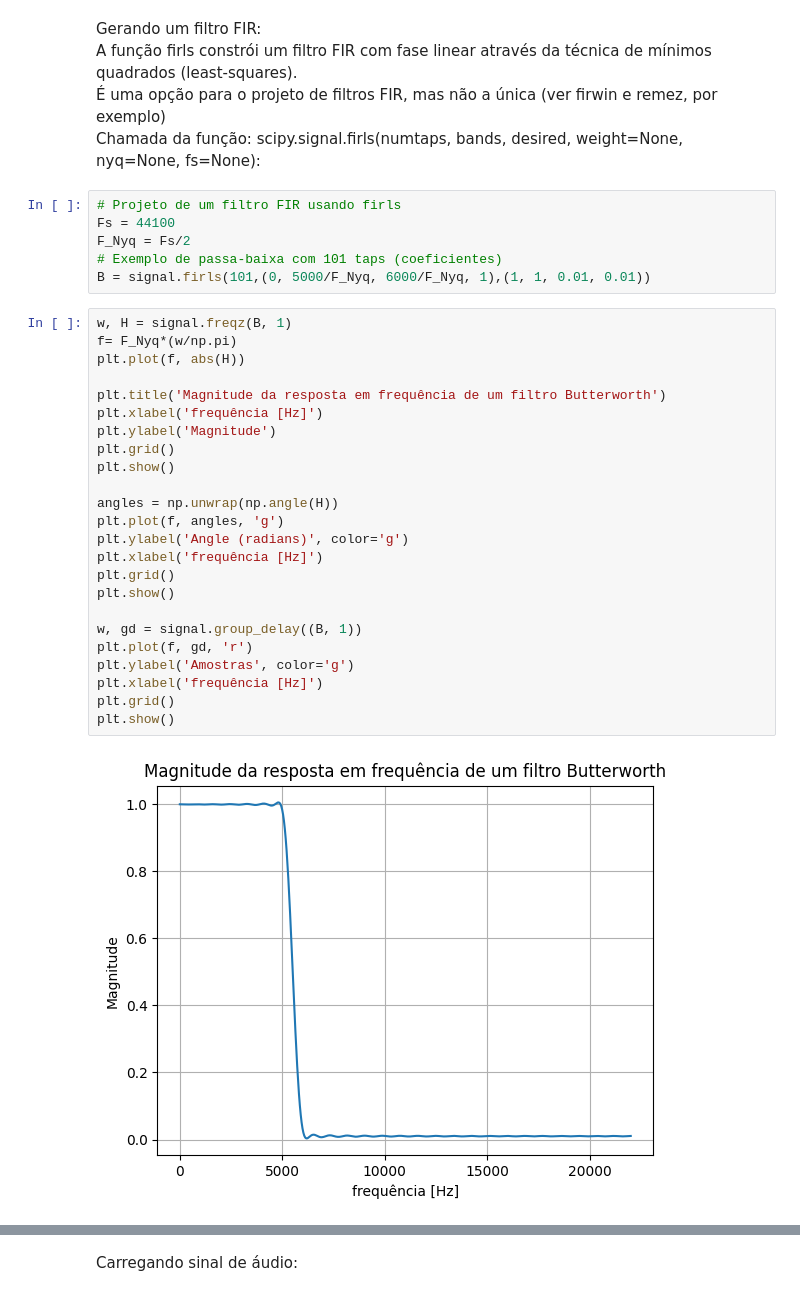
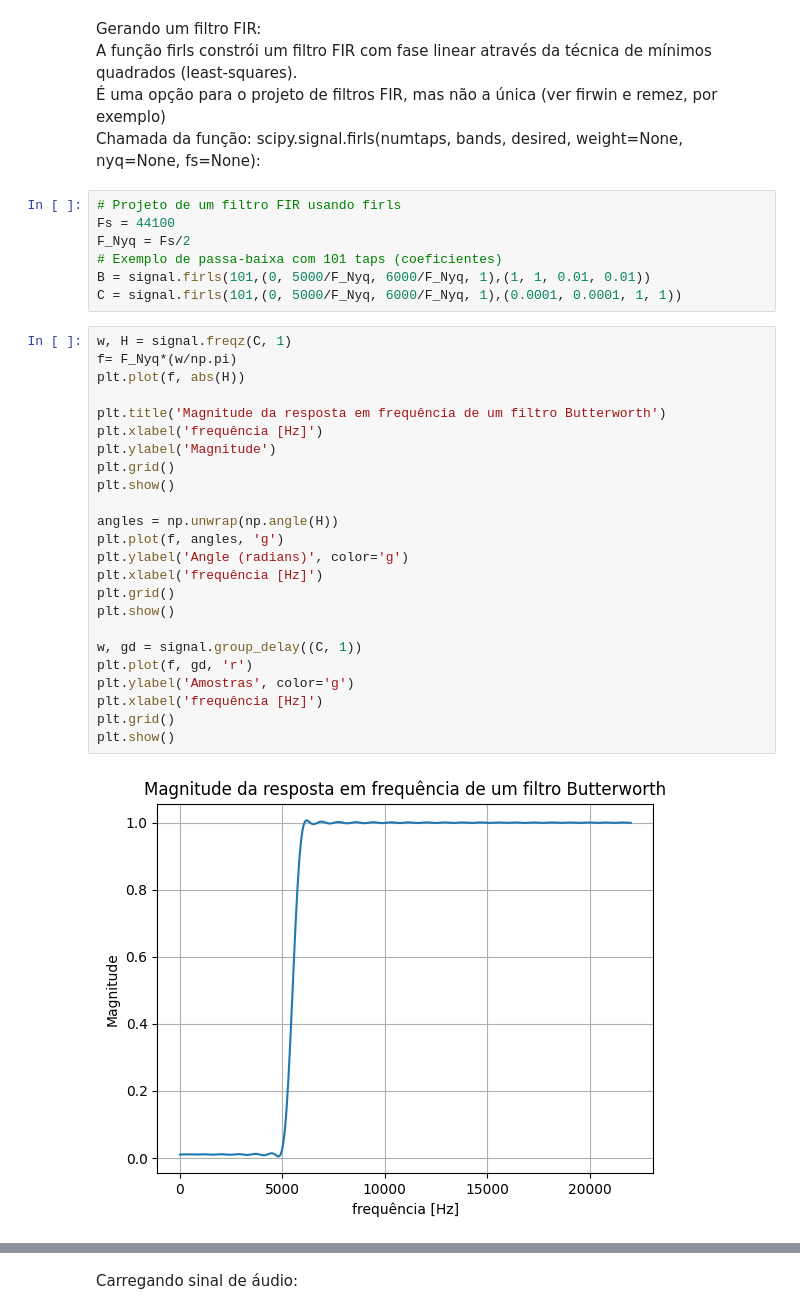
Before and after one commit to MatheusrCunha/PDS_1, a Jupyter notebook: Filtros_e_DFT_(2a_parte)_novo.ipynb, the cells around one changed output, grey strips where cells are left out. Cells and saved outputs as stored; diff of their text form.

```diff
--- a/Filtros_e_DFT_(2a_parte)_novo.ipynb
+++ b/Filtros_e_DFT_(2a_parte)_novo.ipynb
@@ -129,30 +129,31 @@ Fs = 44100
 F_Nyq = Fs/2
 # Exemplo de passa-baixa com 101 taps (coeficientes)
 B = signal.firls(101,(0, 5000/F_Nyq, 6000/F_Nyq, 1),(1, 1, 0.01, 0.01))
+C = signal.firls(101,(0, 5000/F_Nyq, 6000/F_Nyq, 1),(0.0001, 0.0001, 1, 1))
 # %%
-w, H = signal.freqz(B, 1)
+w, H = signal.freqz(C, 1)
 f= F_Nyq*(w/np.pi)
 plt.plot(f, abs(H))
 
 plt.title('Magnitude da resposta em frequência de um filtro Butterworth')
 plt.xlabel('frequência [Hz]')
 plt.ylabel('Magnitude')
 plt.grid()
 plt.show()
 
 angles = np.unwrap(np.angle(H))
 plt.plot(f, angles, 'g')
 plt.ylabel('Angle (radians)', color='g')
 plt.xlabel('frequência [Hz]')
 plt.grid()
 plt.show()
 
-w, gd = signal.group_delay((B, 1))
+w, gd = signal.group_delay((C, 1))
 plt.plot(f, gd, 'r')
 plt.ylabel('Amostras', color='g')
 plt.xlabel('frequência [Hz]')
 plt.grid()
 plt.show()
 # %% [output]
-[figure, old version]
+[figure, new version]
 [figure]
```
Also changed, not shown: parts of 9 cells of this notebook.
